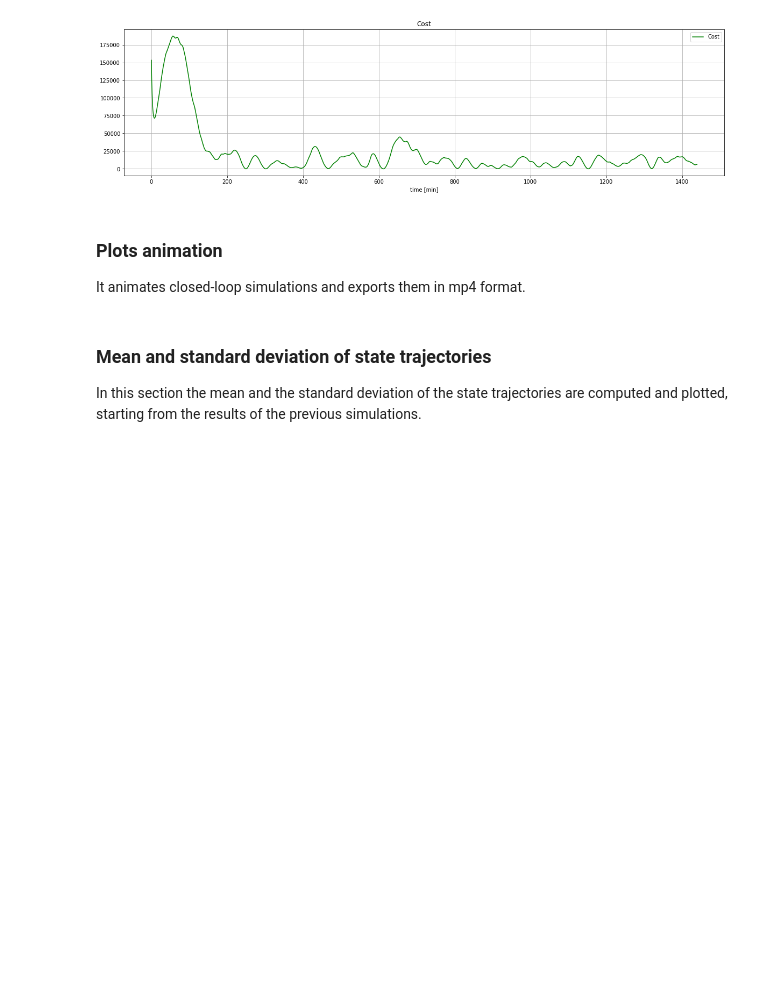
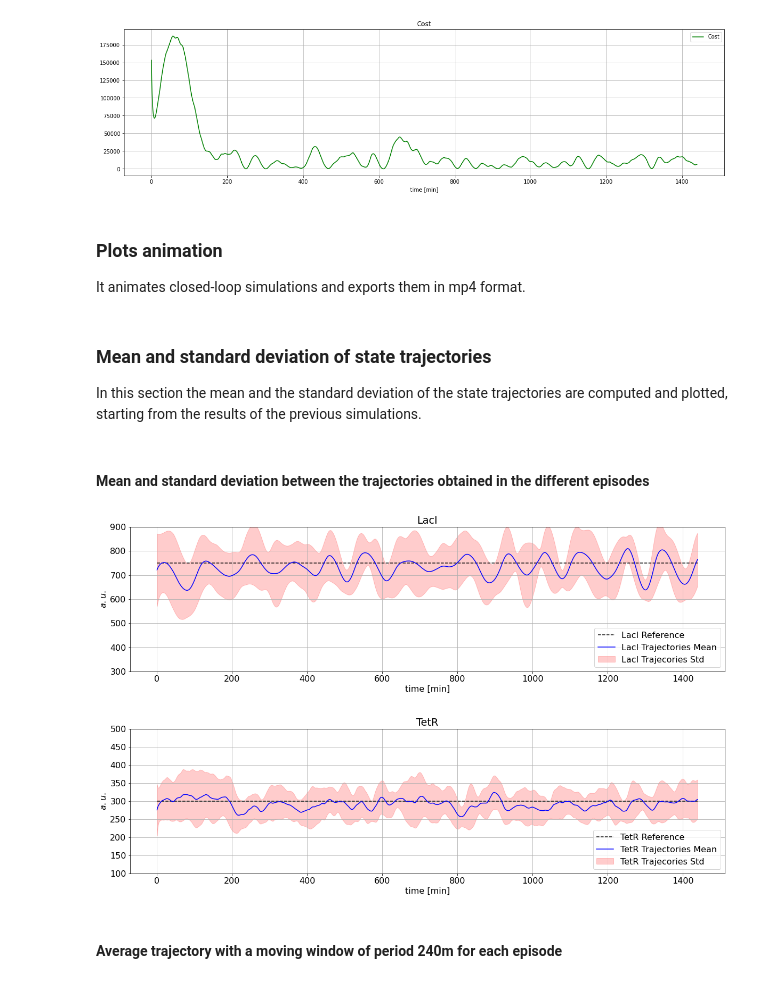
Before and after one commit to LorenzoPagliara/ToggleSwitchControl, a Jupyter notebook: MPC/stochastic.ipynb, the cells around one changed output. Saved outputs shown, nothing was run; the diff lists cells and outputs as text; code cells hidden in the pictures; blank space fills up the shorter version.

```diff
--- a/MPC/stochastic.ipynb
+++ b/MPC/stochastic.ipynb
@@ -88 +105,52 @@ In this section the mean and the standard deviation of the state trajectories ar
+# %% [markdown]
+#### Mean and standard deviation between the trajectories obtained in the different episodes
+# %%
+states_mean = np.array([[np.mean(states[:, i, 0]), np.mean(states[:, i, 1]), np.mean(states[:, i, 2]), np.mean(
+    states[:, i, 3]), np.mean(states[:, i, 4]), np.mean(states[:, i, 5])] for i in range(steps)])
+
+states_std = np.array([[np.std(states[:, i, 0]), np.std(states[:, i, 1]), np.std(states[:, i, 2]), np.std(
+    states[:, i, 3]), np.std(states[:, i, 4]), np.std(states[:, i, 5])] for i in range(steps)])
+# %%
+fig_x = 20
+fig_y = 5
+
+plt.rcParams['axes.grid'] = True
+plt.rcParams['font.size'] = 16
+
+figure, axes = plt.subplots(1, figsize=(fig_x, fig_y))
+
+time = data['time']
+
+axes.set_ylabel(r'$a.u.$')
+axes.set_title('LacI')
+axes.plot(time, LacI_ref*np.ones(len(time)), color='k', linestyle='--')
+axes.plot(time, states_mean[:, 2], color='b')
+axes.fill_between(time, states_mean[:, 2] - states_std[:, 2], states_mean[:, 2] + states_std[:, 2], color='r', alpha=0.2)
+axes.legend(['LacI Reference', 'LacI Trajectories Mean', 'LacI Trajecories Std'], loc='lower right')
+axes.set_xlabel('time [min]')
+axes.set_ylim(300, 900)
+
+
+figure.set_facecolor("white")
+figure.savefig('./simulations/stochastic/average_trajectory/LacI.png')
+
+figure, axes = plt.subplots(1, figsize=(fig_x, fig_y))
+
+axes.set_ylabel(r'$a.u.$')
+axes.set_title('TetR')
+axes.plot(time, TetR_ref*np.ones(len(time)), color='k', linestyle='--')
+axes.plot(time, states_mean[:, 3], color='b')
+axes.fill_between(time, states_mean[:, 3] - states_std[:, 3], states_mean[:, 3] + states_std[:, 3], color='r', alpha=0.2)
+axes.legend(['TetR Reference', 'TetR Trajectories Mean', 'TetR Trajecories Std'], loc='lower right')
+axes.set_xlabel('time [min]')
+axes.set_ylim(100, 500)
+
+
+figure.set_facecolor("white")
+figure.savefig('./simulations/stochastic/average_trajectory/TetR.png')
+# %% [output]
+[figure, added]
+[figure, added]
+# %% [markdown]
+#### Average trajectory with a moving window of period 240m for each episode
 # %%
```
Also changed, not shown: parts of 9 cells of this notebook, 7 other files.
